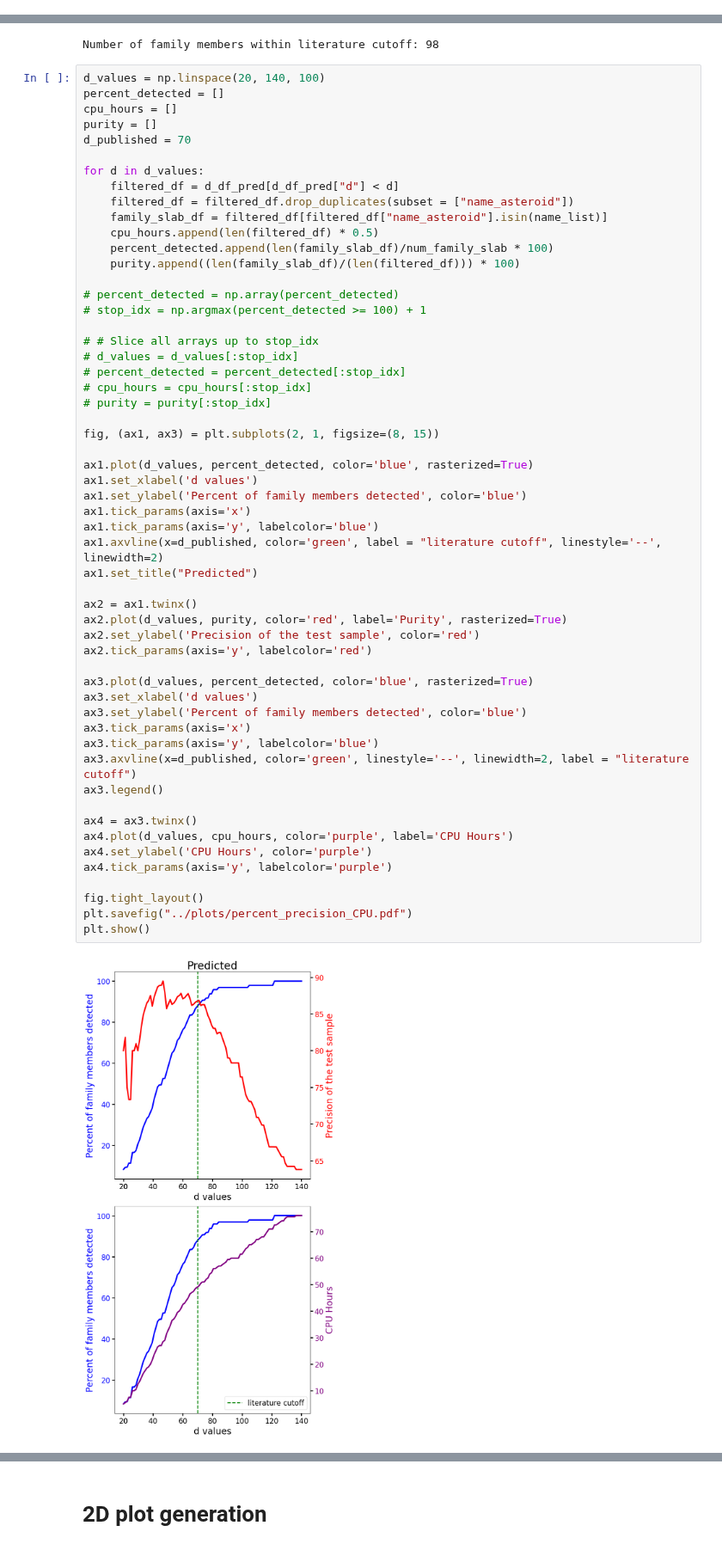
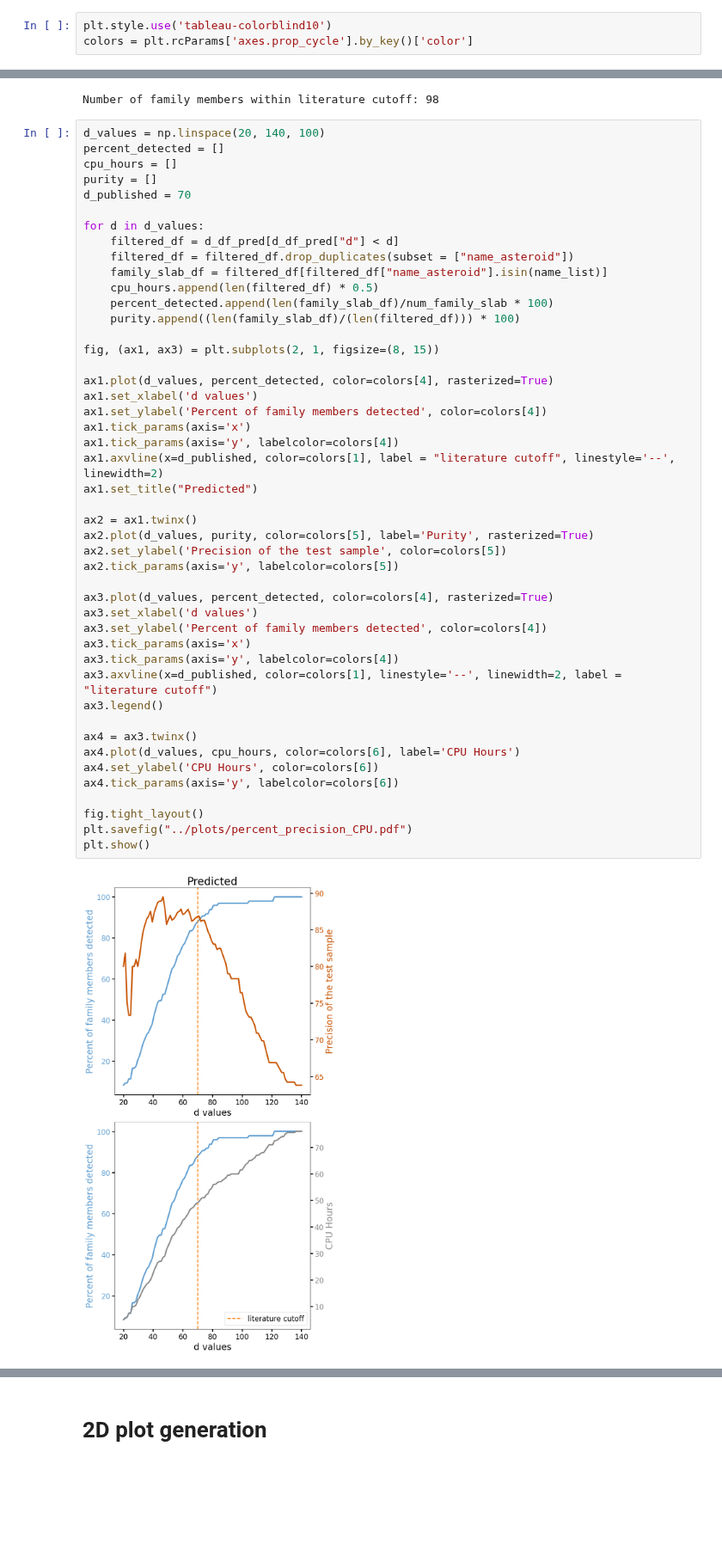
Before and after one commit to YangShen31/proper_elements_prediction, a Jupyter notebook: 4_family_identification/4.1_family_identification.ipynb, the cells around one changed output, grey strips where cells are left out. Shown at 86% size. Drawn from its saved outputs; the diff is of its cells as text; blank space fills up the shorter version.

```diff
--- a/4_family_identification/4.1_family_identification.ipynb
+++ b/4_family_identification/4.1_family_identification.ipynb
@@ -7,6 +7,9 @@ import math
 import matplotlib.patches as patches
 from matplotlib.ticker import FormatStrFormatter
 plt.style.use('../paper.mplstyle')
+# %%
+plt.style.use('tableau-colorblind10')
+colors = plt.rcParams['axes.prop_cycle'].by_key()['color']
 # %% [markdown]
 # Load Model Results and Family Dataset
 # %%
@@ -159,57 +162,48 @@ percent_detected = []
 cpu_hours = []
 purity = []
 d_published = 70
 
 for d in d_values:
 	filtered_df = d_df_pred[d_df_pred["d"] < d]
 	filtered_df = filtered_df.drop_duplicates(subset = ["name_asteroid"])
 	family_slab_df = filtered_df[filtered_df["name_asteroid"].isin(name_list)]
 	cpu_hours.append(len(filtered_df) * 0.5)
 	percent_detected.append(len(family_slab_df)/num_family_slab * 100)
 	purity.append((len(family_slab_df)/(len(filtered_df))) * 100)
 
-# percent_detected = np.array(percent_detected)
-# stop_idx = np.argmax(percent_detected >= 100) + 1
-
-# # Slice all arrays up to stop_idx
-# d_values = d_values[:stop_idx]
-# percent_detected = percent_detected[:stop_idx]
-# cpu_hours = cpu_hours[:stop_idx]
-# purity = purity[:stop_idx]
-
 fig, (ax1, ax3) = plt.subplots(2, 1, figsize=(8, 15))
 
-ax1.plot(d_values, percent_detected, color='blue', rasterized=True)
+ax1.plot(d_values, percent_detected, color=colors[4], rasterized=True)
 ax1.set_xlabel('d values')
-ax1.set_ylabel('Percent of family members detected', color='blue')
+ax1.set_ylabel('Percent of family members detected', color=colors[4])
 ax1.tick_params(axis='x')
-ax1.tick_params(axis='y', labelcolor='blue')
-ax1.axvline(x=d_published, color='green', label = "literature cutoff", linestyle='--', linewidth=2)
+ax1.tick_params(axis='y', labelcolor=colors[4])
+ax1.axvline(x=d_published, color=colors[1], label = "literature cutoff", linestyle='--', linewidth=2)
 ax1.set_title("Predicted")
 
 ax2 = ax1.twinx()
-ax2.plot(d_values, purity, color='red', label='Purity', rasterized=True)
-ax2.set_ylabel('Precision of the test sample', color='red')
-ax2.tick_params(axis='y', labelcolor='red')
+ax2.plot(d_values, purity, color=colors[5], label='Purity', rasterized=True)
+ax2.set_ylabel('Precision of the test sample', color=colors[5])
+ax2.tick_params(axis='y', labelcolor=colors[5])
 
-ax3.plot(d_values, percent_detected, color='blue', rasterized=True)
+ax3.plot(d_values, percent_detected, color=colors[4], rasterized=True)
 ax3.set_xlabel('d values')
-ax3.set_ylabel('Percent of family members detected', color='blue')
+ax3.set_ylabel('Percent of family members detected', color=colors[4])
 ax3.tick_params(axis='x')
-ax3.tick_params(axis='y', labelcolor='blue')
-ax3.axvline(x=d_published, color='green', linestyle='--', linewidth=2, label = "literature cutoff")
+ax3.tick_params(axis='y', labelcolor=colors[4])
+ax3.axvline(x=d_published, color=colors[1], linestyle='--', linewidth=2, label = "literature cutoff")
 ax3.legend()
 
 ax4 = ax3.twinx()
-ax4.plot(d_values, cpu_hours, color='purple', label='CPU Hours')
-ax4.set_ylabel('CPU Hours', color='purple')
-ax4.tick_params(axis='y', labelcolor='purple')
+ax4.plot(d_values, cpu_hours, color=colors[6], label='CPU Hours')
+ax4.set_ylabel('CPU Hours', color=colors[6])
+ax4.tick_params(axis='y', labelcolor=colors[6])
 
 fig.tight_layout()
 plt.savefig("../plots/percent_precision_CPU.pdf")
 plt.show()
 # %% [output]
-[figure, old version]
+[figure, new version]
 # %%
 d_values = np.linspace(10, 1000, 1000)
 
```
Also changed, not shown: parts of 3 cells of this notebook, 1 other file.
